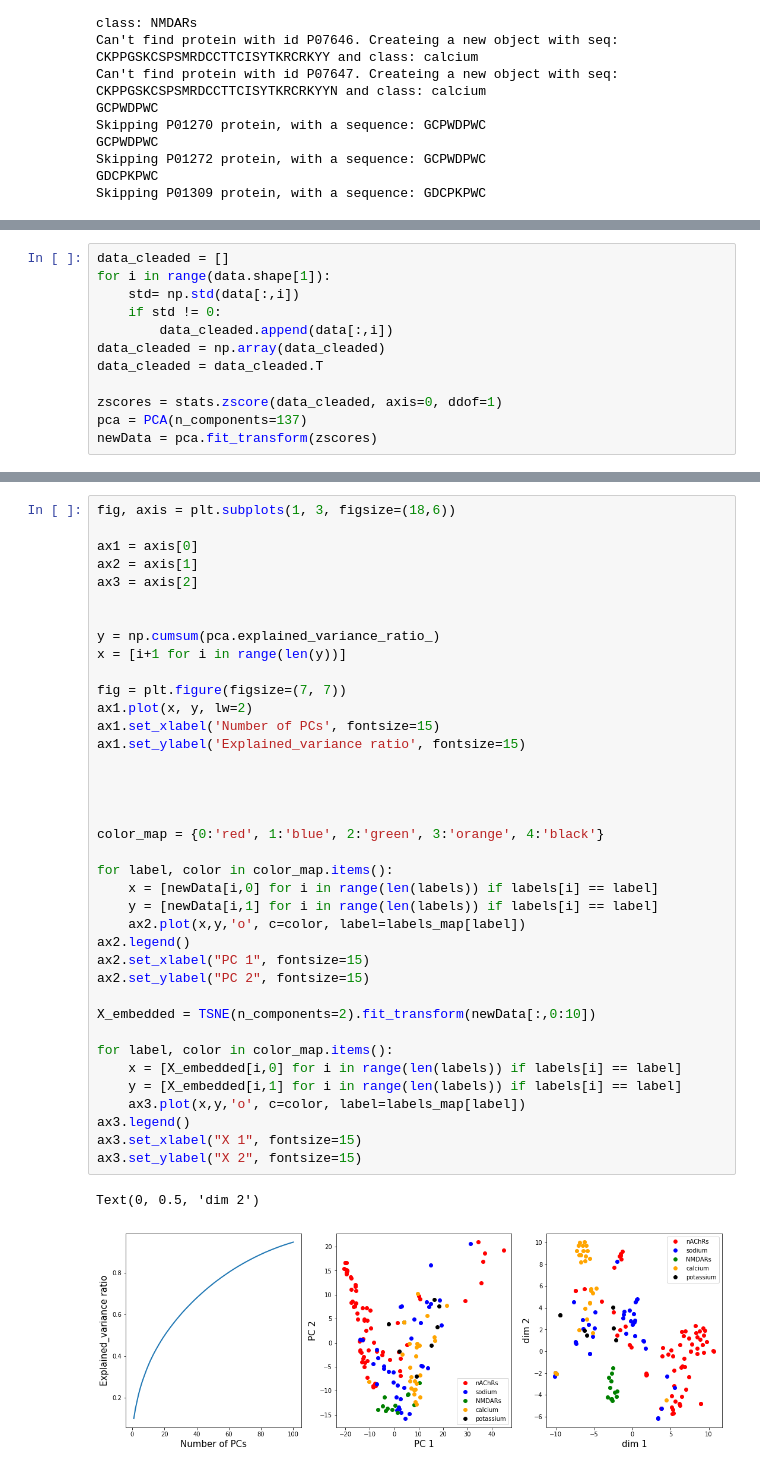
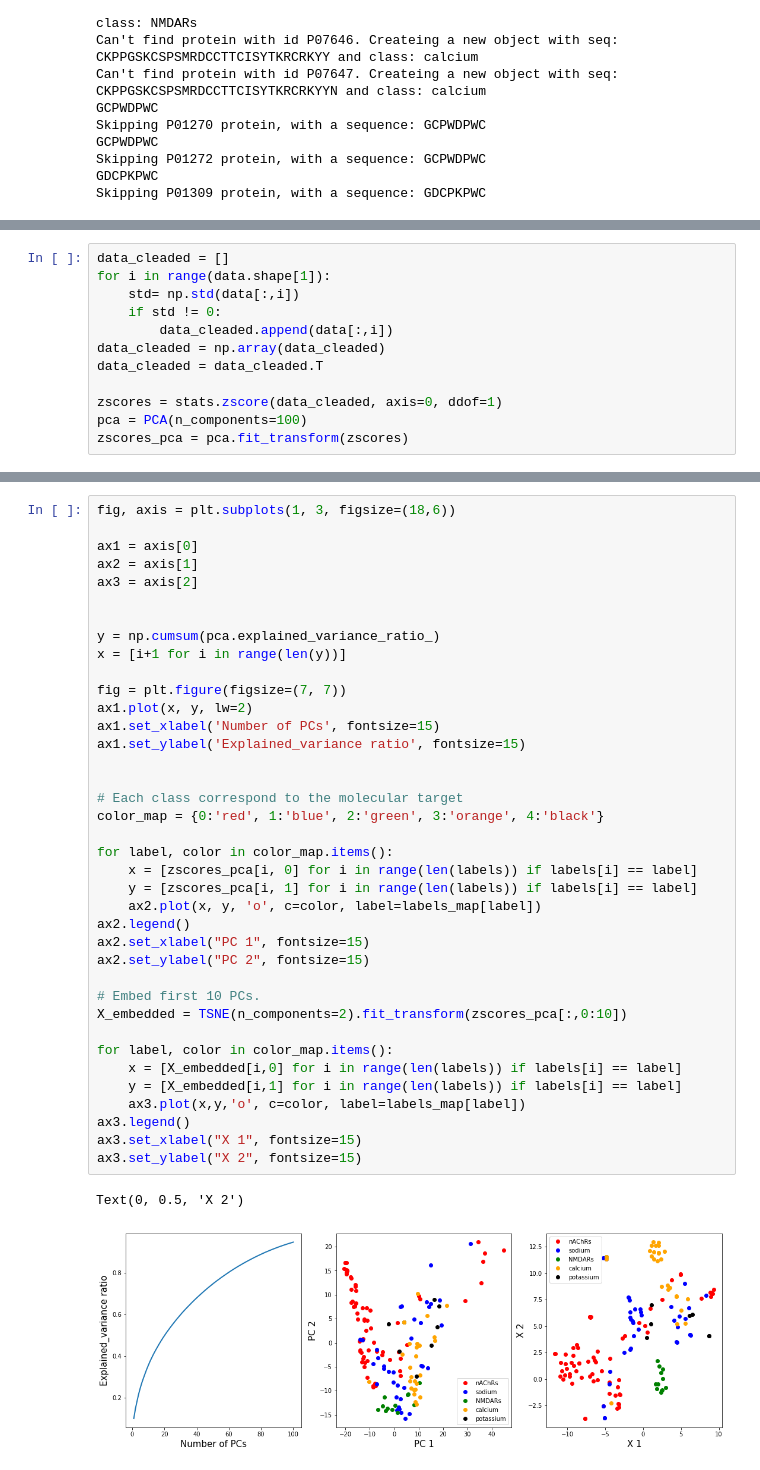
Before and after one commit to pgniewko/conotoxins, a Jupyter notebook: nb/tSNE-MLR.ipynb, the cells around one changed output, grey strips where cells are left out. Saved outputs shown, nothing was run; the diff lists cells and outputs as text.

```diff
--- a/nb/tSNE-MLR.ipynb
+++ b/nb/tSNE-MLR.ipynb
@@ -98,5 +115,5 @@ data_cleaded = np.array(data_cleaded)
 data_cleaded = data_cleaded.T
 
 zscores = stats.zscore(data_cleaded, axis=0, ddof=1)
-pca = PCA(n_components=137)
-newData = pca.fit_transform(zscores)
+pca = PCA(n_components=100)
+zscores_pca = pca.fit_transform(zscores)
@@ -106,39 +125,39 @@ fig, axis = plt.subplots(1, 3, figsize=(18,6))
 ax1 = axis[0]
 ax2 = axis[1]
 ax3 = axis[2]
 
 
 y = np.cumsum(pca.explained_variance_ratio_)
 x = [i+1 for i in range(len(y))]
 
 fig = plt.figure(figsize=(7, 7))
 ax1.plot(x, y, lw=2)
 ax1.set_xlabel('Number of PCs', fontsize=15)
 ax1.set_ylabel('Explained_variance ratio', fontsize=15)
 
 
-
-
+# Each class correspond to the molecular target
 color_map = {0:'red', 1:'blue', 2:'green', 3:'orange', 4:'black'}
 
 for label, color in color_map.items():
-    x = [newData[i,0] for i in range(len(labels)) if labels[i] == label]
-    y = [newData[i,1] for i in range(len(labels)) if labels[i] == label]
-    ax2.plot(x,y,'o', c=color, label=labels_map[label])
+    x = [zscores_pca[i, 0] for i in range(len(labels)) if labels[i] == label]
+    y = [zscores_pca[i, 1] for i in range(len(labels)) if labels[i] == label]
+    ax2.plot(x, y, 'o', c=color, label=labels_map[label])
 ax2.legend()
 ax2.set_xlabel("PC 1", fontsize=15)
 ax2.set_ylabel("PC 2", fontsize=15)
 
-X_embedded = TSNE(n_components=2).fit_transform(newData[:,0:10])
+# Embed first 10 PCs.
+X_embedded = TSNE(n_components=2).fit_transform(zscores_pca[:,0:10])
 
 for label, color in color_map.items():
     x = [X_embedded[i,0] for i in range(len(labels)) if labels[i] == label]
     y = [X_embedded[i,1] for i in range(len(labels)) if labels[i] == label]
     ax3.plot(x,y,'o', c=color, label=labels_map[label])
 ax3.legend()
 ax3.set_xlabel("X 1", fontsize=15)
 ax3.set_ylabel("X 2", fontsize=15)
 # %% [output]
-Text(0, 0.5, 'dim 2')
+Text(0, 0.5, 'X 2')
-[figure, old version]
+[figure, new version]
 <Figure size 504x504 with 0 Axes>
```
Also changed, not shown: parts of 13 cells of this notebook, 1 other file.
